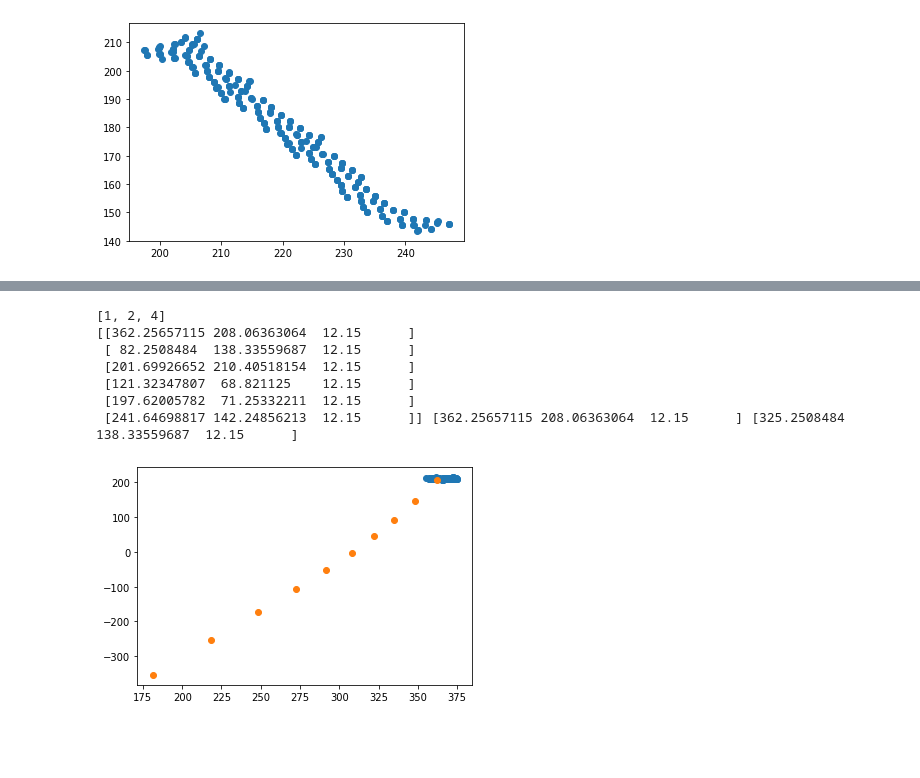
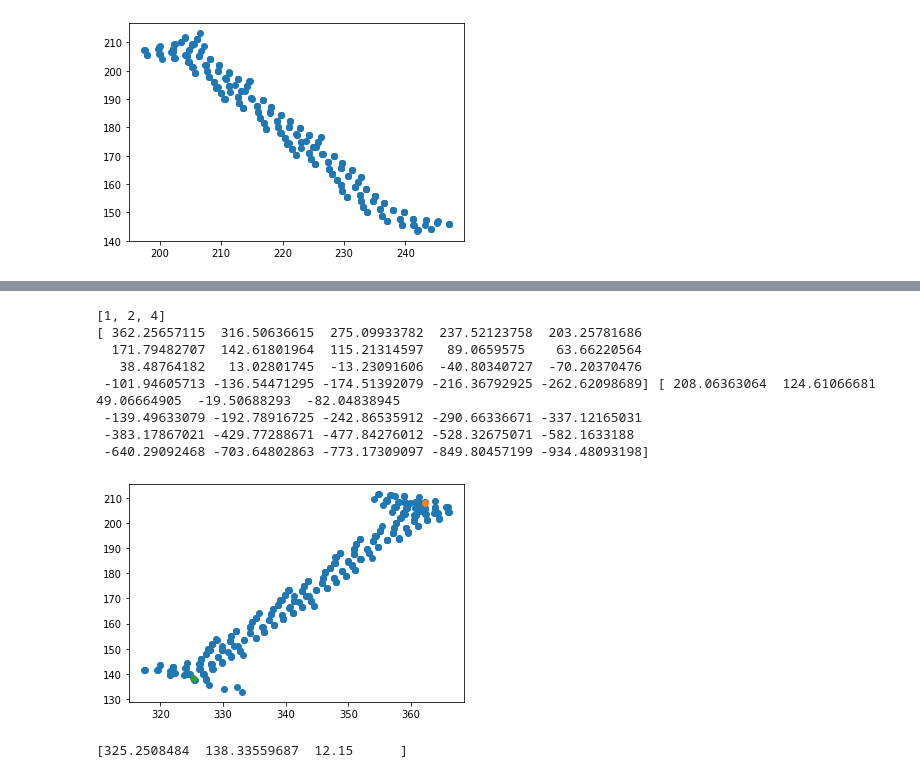
Before and after one commit to PaulTwine/TripleLines.github.io, a Jupyter notebook: TripleLine Fitting.ipynb, the cells around one changed output, grey strips where cells are left out. Drawn from its saved outputs; the diff is of its cells as text; code cells hidden in the pictures; blank space fills up the shorter version.

Commit message:
updates including a new grain boundary object

```diff
--- a/TripleLine Fitting.ipynb
+++ b/TripleLine Fitting.ipynb
@@ -174,7 +174,7 @@ print(objProcess.MoveToSimulationCell(objProcess.GetTripleLines()))
  [ 82.18779969 138.68535077  12.15      ]
  [362.25657115 208.06363064  12.15      ]]
 # %%
-n=4
+n=2
 CellArray = plt.imread('/home/paul/csf3_scratch/TripleLines/data17/dump.eam17PM.png')
 #CellArray = CellArray[CellArray.any() !=1.0]
 CellArray0 = np.copy(CellArray[:,:,0])
@@ -193,7 +193,7 @@ CellArray = np.flip(CellArray[:,:,:], axis=0)
 #     for j in objProcess.GetGrainBoundaries(k).GetPoints():
 #          CellArray[np.round(j[1]).astype('int')-n:np.round(j[1]).astype('int')+n,
 #                   np.round(j[0]).astype('int')-n:np.round(j[0]).astype('int')+n,0] =1
-for j in objProcess.GetTripleLines():
+for j in objProcess.GetUniqueTripleLines():
     CellArray[np.round(j[1]).astype('int')-n:np.round(j[1]).astype('int')+n, np.round(j[0]).astype('int')
               -n:np.round(j[0]).astype('int')+n,0] =1
 
@@ -243,7 +243,7 @@ def Curve(xin, yin, tval):
     return np.array([np.dot(arrTValues, xin), np.dot(arrTValues, yin)])
 
 Curve(xArr,yArr,0.7)
-#arrPlotPoints = np.zeros([len(t),2])
+arrPlotPoints = np.zeros([len(t)+1,2])
 t =np.linspace(0,1,len(arrPoints))
 counter = 0
 for j in t:
@@ -255,13 +256,14 @@ NameError: name 'arrPlotPoints' is not defined
 # %%
-class GrainBoundary(object):
+class GrainBoundaryCurve(object):
     def __init__(self,arrTwoTripleLines: np.array, arrLatticePoints2D, lstTJIDs):
+        arrPoints = gf.SortInDistanceOrder(arrLatticePoints2D)[0]
         self.__TripleLines = dict()
         self.__TripleLineIDs = lstTJIDs
         self.__XFit = np.zeros([4])
         self.__YFit = np.zeros([4])
         for j in range(2):
             self.__TripleLines[str(lstTJIDs[j])] =arrTwoTripleLines[j]
-        self.CreateCurve(arrLatticePoints2D)
+        self.CreateCurve(arrPoints)
     def GetTripleLine(self,strKey)->np.array:
         return self.__TripleLines[str(strKey)]
     def GetTripleLineNumbers(self)->list:
@@ -280,9 +282,9 @@ class GrainBoundary(object):
         self.__YFit[2:4] = sc.optimize.curve_fit(self.__CubicFitY,t,arrPoints[:,1])[0]
         self.__XFit[0] = self.GetTripleLine(self.__TripleLineIDs[0])[0]
         self.__YFit[0] = self.GetTripleLine(self.__TripleLineIDs[0])[1]
-        self.__XFit[1] = self.GetTripleLine(self.__TripleLineIDs[1])[0] - self.__XFit[0] - self.__XFit[2]
-        - self.__XFit[3]
-        self.__YFit[1] = self.GetTripleLine(self.__TripleLineIDs[1])[1] - self.__YFit[0] - self.__YFit[2]
+        self.__XFit[1] = self.GetTripleLine(self.__TripleLineIDs[1])[0] -self.__XFit[0] -self.__XFit[2]
+        -self.__XFit[3]
+        self.__YFit[1] = self.GetTripleLine(self.__TripleLineIDs[1])[1] -self.__YFit[0] -self.__YFit[2]
         -self.__YFit[3]
         #return self.__XFit, self.__YFit
     def Curve(self,fltTValue:float)->np.array:
@@ -297,29 +299,36 @@ class GrainBoundary(object):
         for fltTValue in t:
             arrPoints[counter] = self.Curve(fltTValue)
             counter +=1
-        return zip(*arrPoints)
+        #return zip(*arrPoints)
+        return arrPoints
 # %%
-arrCentre = objProcess.GetUniqueTripleLines(0)
-arrSecondTriple = objProcess.PeriodicShiftCloser(arrCentre,objProcess.GetUniqueTripleLines(1))
-arrLength = arrCentre-arrSecondTriple
+arrStart = objProcess.GetUniqueTripleLines(0)
+arrSecondTriple = objProcess.PeriodicShiftCloser(arrStart,objProcess.GetUniqueTripleLines(1))
+arrLength = arrSecondTriple-arrStart
+arrLength[2] = 12.15
 arrWidth = 5*a1*np.cross(gf.NormaliseVector(arrLength), np.array([0,0,1]))
-arrPoints = objProcess.FindValuesInBox(objProcess.GetNonLatticeAtoms()[:,0:4], arrCentre,arrLength, arrWidth,
+arrPoints = objProcess.FindValuesInBox(objProcess.GetNonLatticeAtoms()[:,0:4], arrStart,arrLength,arrWidth,
                         objProcess.CellHeight*np.array([0,0,1]), [1,2,3])
 
-arrPoints = objProcess.PeriodicShiftAllCloser((arrCentre+arrSecondTriple)/2,arrPoints )
+arrPoints = objProcess.PeriodicShiftAllCloser(arrStart,arrPoints)
 plt.scatter(arrPoints[:,0],arrPoints[:,1])
-objGB = GrainBoundary(np.array([arrCentre, arrSecondTriple]),arrPoints[:,0:2],
-             [0,2])
+#plt.axis('square')
+objGB = GrainBoundaryCurve(np.array([arrStart, arrSecondTriple]),arrPoints[:,0:2],
+             [0,1])
 print(objProcess.GetAdjacentTripleLines(0))
-plt.scatter(*objGB.PlotPoints(10))
-
-print(objProcess.GetUniqueTripleLines(), arrCentre, arrSecondTriple)
+print(objGB.PlotPoints(20)[:,0],objGB.PlotPoints(20)[:,1])
+plt.scatter(arrStart[0], arrStart[1])
+plt.scatter(arrSecondTriple[0], arrSecondTriple[1])
+plt.show()
+print(objGB.GetTripleLine(1))
 # %% [output]
 [1, 2, 4]
-[[362.25657115 208.06363064  12.15      ]
- [ 82.2508484  138.33559687  12.15      ]
- [201.69926652 210.40518154  12.15      ]
- [121.32347807  68.821125    12.15      ]
- [197.62005782  71.25332211  12.15      ]
- [241.64698817 142.24856213  12.15      ]] [362.25657115 208.06363064  12.15      ] [325.2508484  138.33559687  12.15      ]
+[ 362.25657115  316.50636615  275.09933782  237.52123758  203.25781686
+  171.79482707  142.61801964  115.21314597   89.0659575    63.66220564
+   38.48764182   13.02801745  -13.23091606  -40.80340727  -70.20370476
+ -101.94605713 -136.54471295 -174.51392079 -216.36792925 -262.62098689] [ 208.06363064  124.61066681   49.06664905  -19.50688293  -82.04838945
+ -139.49633079 -192.78916725 -242.86535912 -290.66336671 -337.12165031
+ -383.17867021 -429.77288671 -477.84276012 -528.32675071 -582.1633188
+ -640.29092468 -703.64802863 -773.17309097 -849.80457199 -934.48093198]
-[figure, old version]
+[figure, new version]
+[325.2508484  138.33559687  12.15      ]
```
Also changed, not shown: parts of 7 cells of this notebook, 2 other files.
